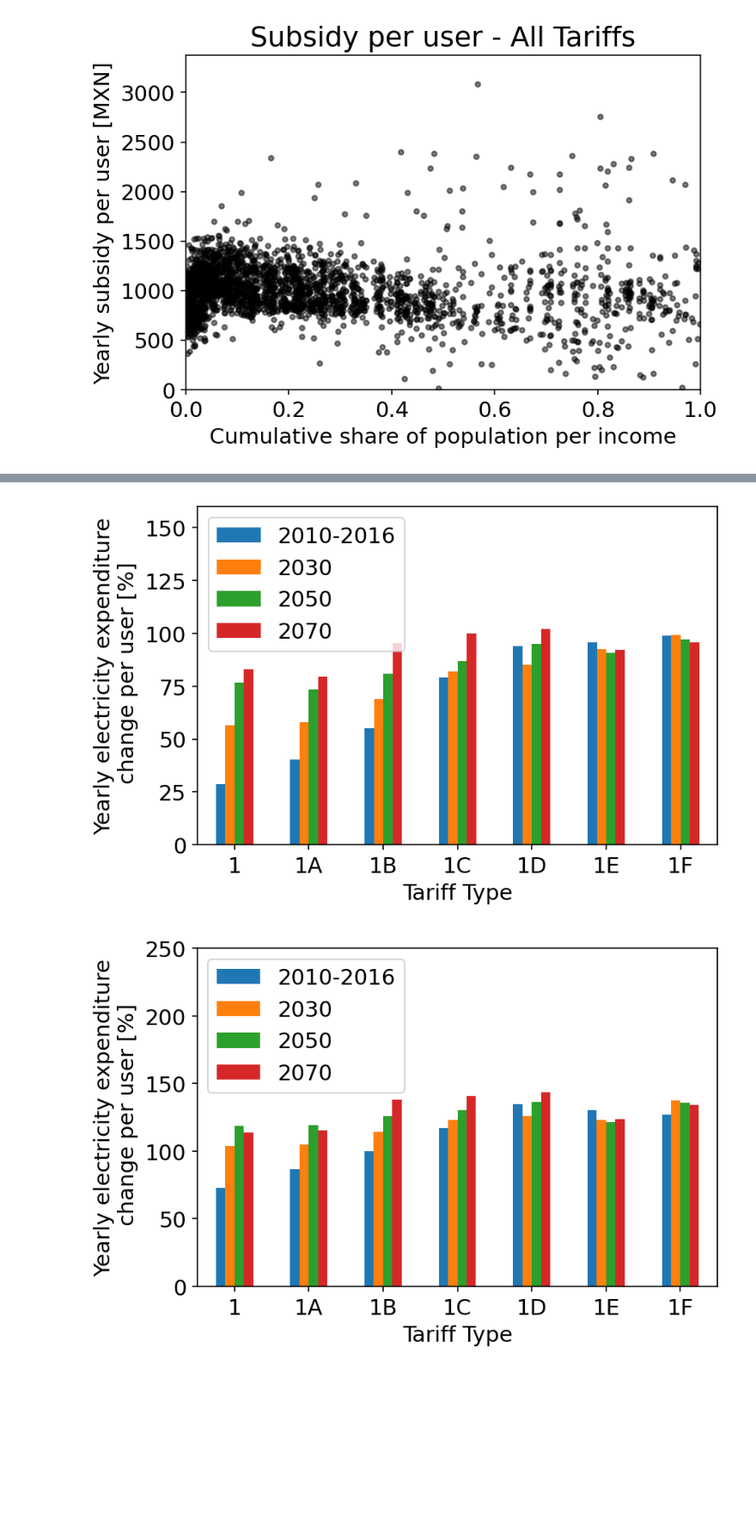
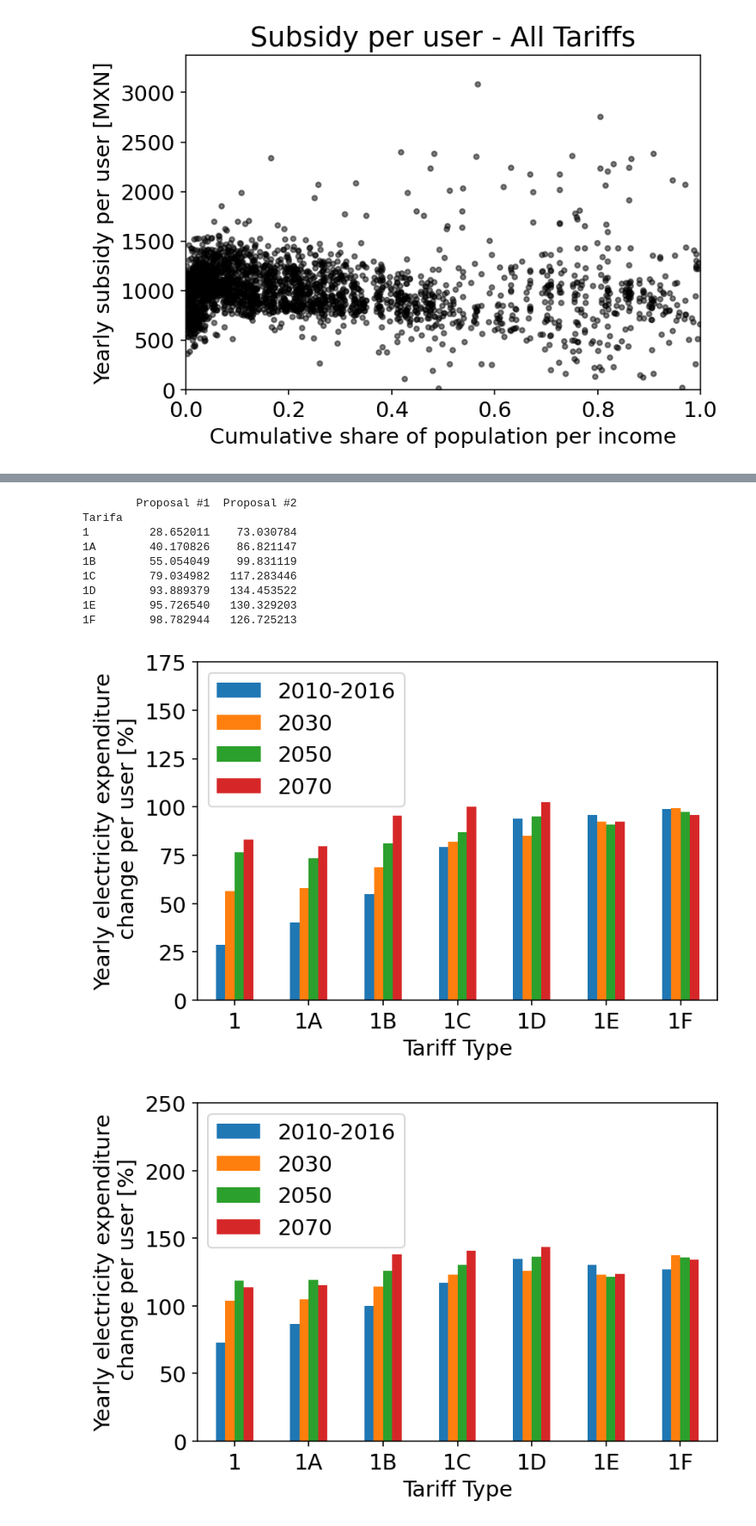
Before and after one commit to rodrigoms95/herramientas-climatico-22-1, a Jupyter notebook: code/Proyecto/Jupyter/Lorenz_Propuesto_2.ipynb, the cells around one changed output, grey strips where cells are left out. Shown at 86% size. Cells and saved outputs as stored; diff of their text form; code cells hidden in the pictures; blank space fills up the shorter version.

```diff
--- a/code/Proyecto/Jupyter/Lorenz_Propuesto_2.ipynb
+++ b/code/Proyecto/Jupyter/Lorenz_Propuesto_2.ipynb
@@ -521,35 +538,47 @@ for i in range(1, 4):
 # %%
 pago_decil = []
 
 for i in range(0, 3):
     pago_decil.append( pd.read_csv(path
         + f"CFE/pago_tarifa_{i}.csv", index_col = 0) )
 
 pago_decil[1] = ( pago_decil[1] / pago_decil[0] - 1 ) * 100
 pago_decil[2] = ( pago_decil[2] / pago_decil[0] - 1 ) * 100
 
 pago_decil.append( pd.concat( [ pago_decil[1]["2010-2016"],
     pago_decil[2]["2010-2016"] ], axis = 1 ) )
 pago_decil[3].columns = ["Proposal #1", "Proposal #2"]
 
+# incremento de pago.
+print(pago_decil[3])
+
 for i in range(1, 4):
     # Graficamos.
     plt.rcParams.update( {"font.size": 14, "figure.dpi": 150} )
     fig, ax = plt.subplots()
 
     pago_decil[i].plot.bar(ax = ax)
 
     ax.set_xlabel("Tariff Type")
     ax.set_ylabel("Yearly electricity expenditure\n change per user [%]")
     ax.set_xticklabels(ax.get_xticklabels(), rotation = 0)
-    if i == 1: ax.set_ylim(0, 160)
+    if i == 1: ax.set_ylim(0, 175)
     elif i == 2: ax.set_ylim(0, 250)
     elif i == 3: ax.set_ylim(0, 140)
 
     plt.savefig( path_r + f"expenditure_increase_{i}.png",
         bbox_inches = "tight" )
 # %% [output]
+        Proposal #1  Proposal #2
+Tarifa
+1         28.652011    73.030784
+1A        40.170826    86.821147
+1B        55.054049    99.831119
+1C        79.034982   117.283446
+1D        93.889379   134.453522
+1E        95.726540   130.329203
+1F        98.782944   126.725213
-[figure, old version]
+[figure, new version]
 [figure]
 [figure]
 # %%
```
Also changed, not shown: parts of 5 cells of this notebook.
